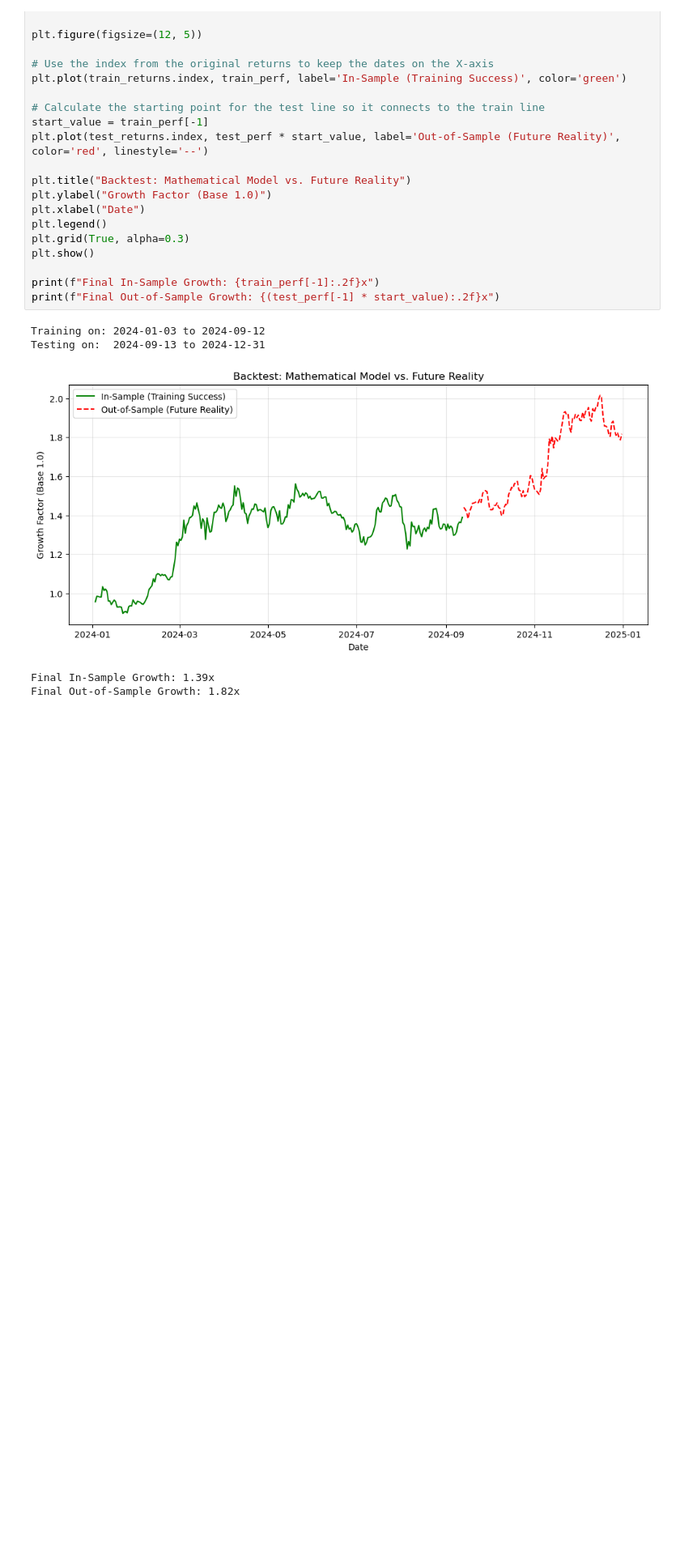
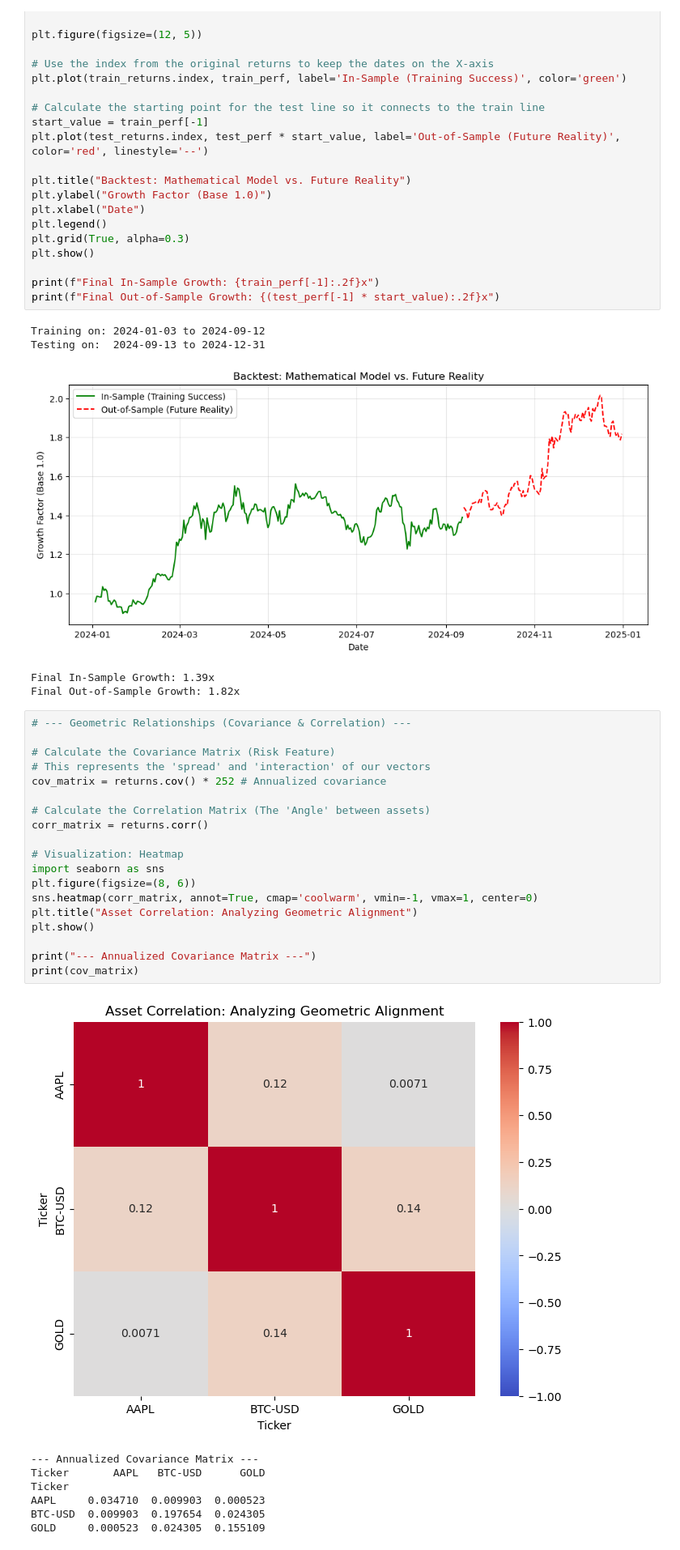
Before and after one commit to Nikovts/math-for-finance-project, a Jupyter notebook: main.ipynb, the cells around one changed output. Shown at 81% size. Drawn from its saved outputs; the diff is of its cells as text; blank space fills up the shorter version.

Commit message:
Implemented Covariance and Correlation matrices

```diff
--- a/main.ipynb
+++ b/main.ipynb
@@ -310,3 +310,30 @@ Testing on:  2024-09-13 to 2024-12-31
 [figure]
 Final In-Sample Growth: 1.39x
 Final Out-of-Sample Growth: 1.82x
+# %%
+# --- Geometric Relationships (Covariance & Correlation) ---
+
+# Calculate the Covariance Matrix (Risk Feature)
+# This represents the 'spread' and 'interaction' of our vectors
+cov_matrix = returns.cov() * 252 # Annualized covariance
+
+# Calculate the Correlation Matrix (The 'Angle' between assets)
+corr_matrix = returns.corr()
+
+# Visualization: Heatmap
+import seaborn as sns
+plt.figure(figsize=(8, 6))
+sns.heatmap(corr_matrix, annot=True, cmap='coolwarm', vmin=-1, vmax=1, center=0)
+plt.title("Asset Correlation: Analyzing Geometric Alignment")
+plt.show()
+
+print("--- Annualized Covariance Matrix ---")
+print(cov_matrix)
+# %% [output]
+[figure, added]
+--- Annualized Covariance Matrix ---
+Ticker       AAPL   BTC-USD      GOLD
+Ticker
+AAPL     0.034710  0.009903  0.000523
+BTC-USD  0.009903  0.197654  0.024305
+GOLD     0.000523  0.024305  0.155109
```
